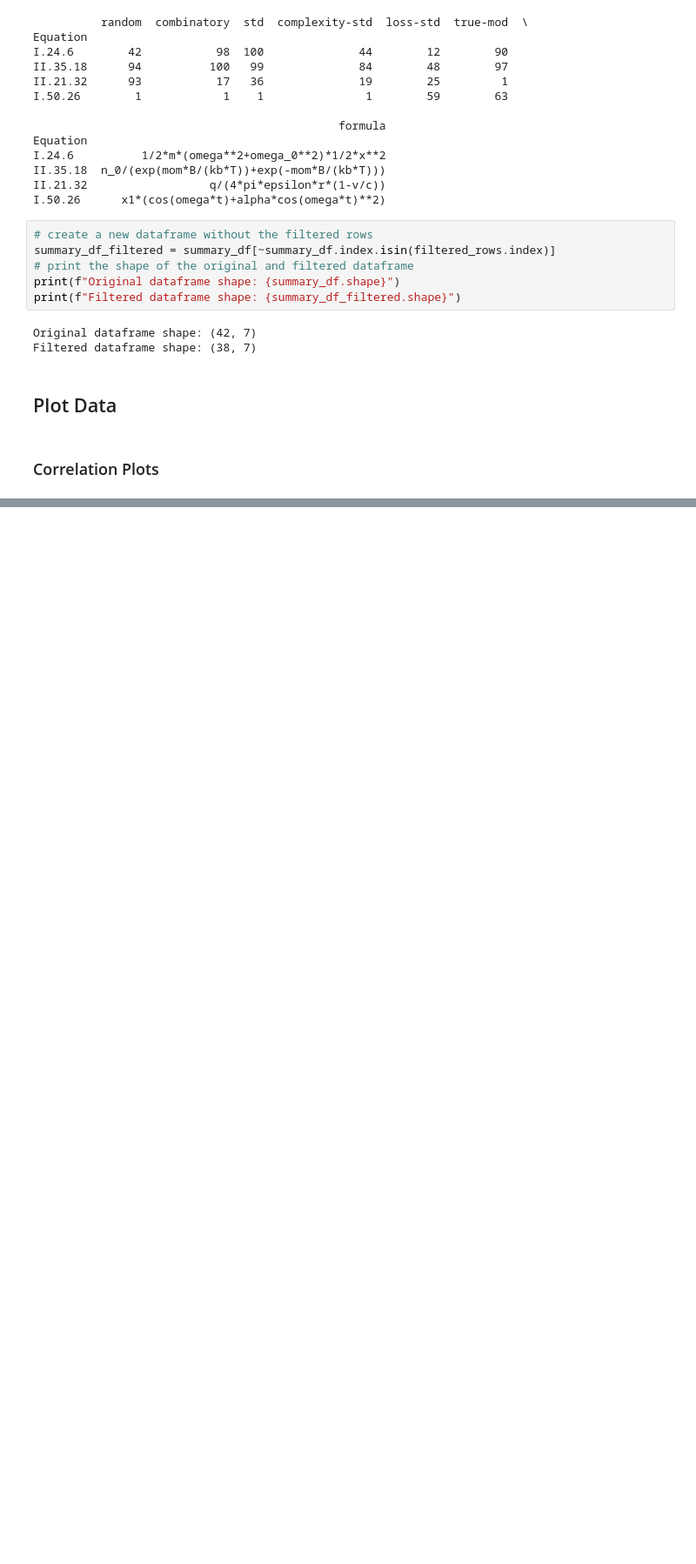
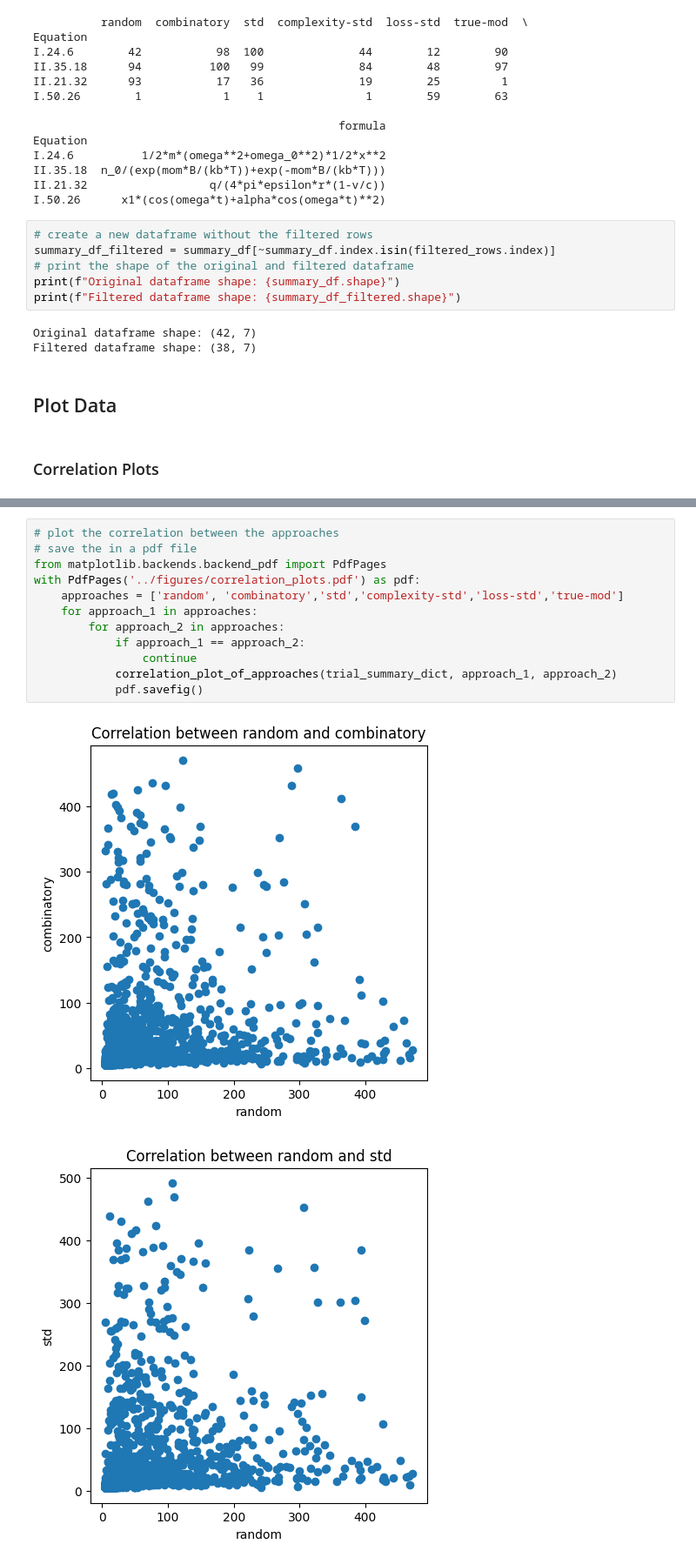
Before and after one commit to FrederikBornemann/SyReAL, a Jupyter notebook: notebooks/data_analysis.ipynb, the cells around one changed output, grey strips where cells are left out. Shown at 87% size. Drawn from its saved outputs; the diff is of its cells as text; blank space fills up the shorter version.

Commit message:
add correlation plots

```diff
--- a/notebooks/data_analysis.ipynb
+++ b/notebooks/data_analysis.ipynb
@@ -148,0 +183,15 @@ ValueError: setting an array element with a sequence.
+# %%
+# plot the correlation between the approaches
+# save the in a pdf file
+from matplotlib.backends.backend_pdf import PdfPages
+with PdfPages('../figures/correlation_plots.pdf') as pdf:
+    approaches = ['random', 'combinatory','std','complexity-std','loss-std','true-mod']
+    for approach_1 in approaches:
+        for approach_2 in approaches:
+            if approach_1 == approach_2:
+                continue
+            correlation_plot_of_approaches(trial_summary_dict, approach_1, approach_2)
+            pdf.savefig()
+# %% [output]
+[figure, added]
+[figure, added]
```
Also changed, not shown: parts of 5 cells of this notebook, 1 other file.
